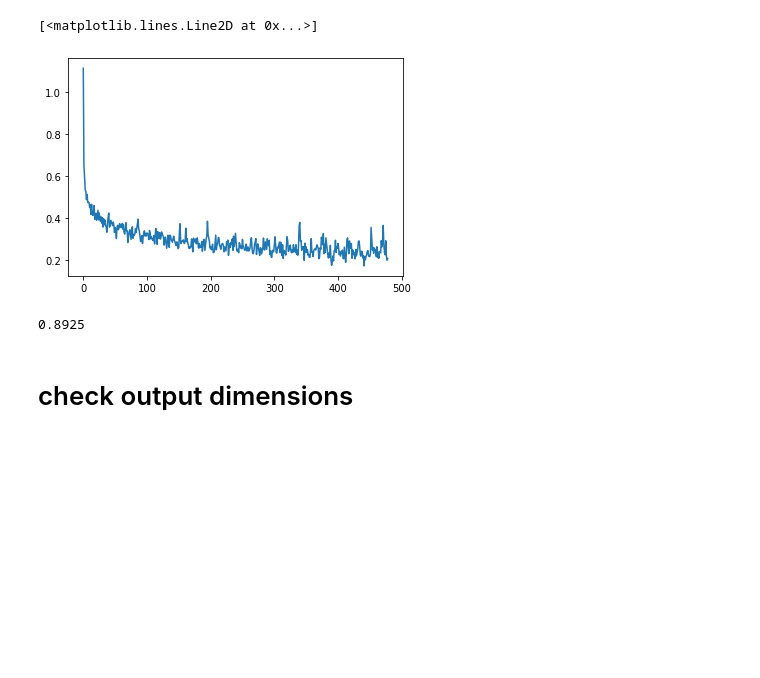
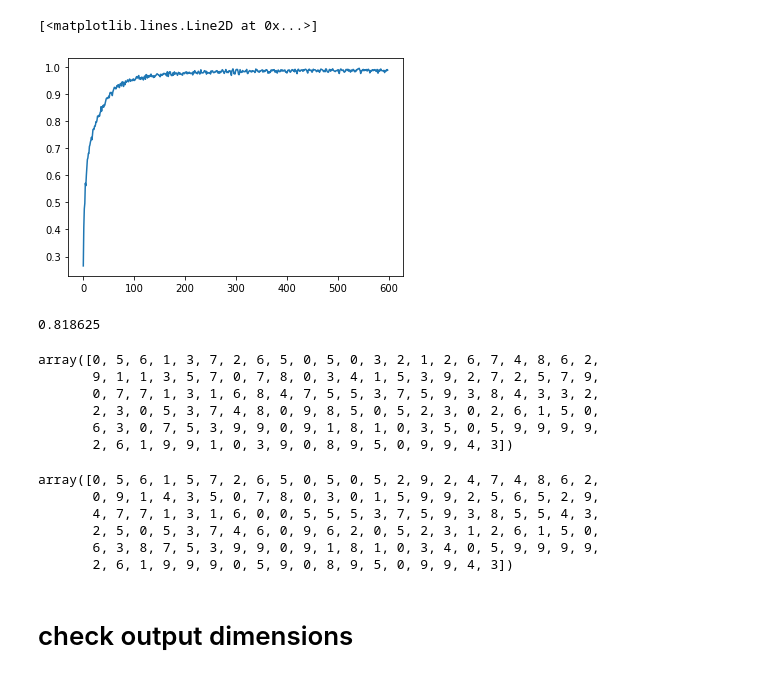
Before and after one commit to danmar3/AssociativeGAN, a Jupyter notebook: notebooks/Encoder.ipynb, the cells around one changed output. Cells and saved outputs as stored; diff of their text form; code cells hidden in the pictures; blank space fills up the shorter version.

```diff
--- a/notebooks/Encoder.ipynb
+++ b/notebooks/Encoder.ipynb
@@ -7,9 +7,3 @@ from types import SimpleNamespace
 import acgan.model.encoder
 from acgan.model.encoder import LinearEstimator
 sess = tf.InteractiveSession()
-# %%
-#dataset = acgan.data.load_mnist32_3c(32)
-dataset = acgan.data.load_fashion_mnist_3c(32, with_label=True)
-#dataset = acgan.data.load_stl10(32, with_label=True)
-#dataset = acgan.data.load_celeb_a(32, with_label=True)
-dataset = acgan.data.to_one_hot(dataset, 10)
@@ -18,17 +24,38 @@ train_data = tf.compat.v1.data.make_one_shot_iterator(dataset).get_next()
+# %%
+import tensorflow_datasets as tfds
+def load_splits(name, batch_size=64):
+    def load_split(split):
+        dataset = acgan.data.load(
+            name, batch_size, split=split,
+            with_label=True)
+        dataset = acgan.data.to_one_hot(dataset, 10)
+        return tf.compat.v1.data.make_one_shot_iterator(
+            dataset).get_next()
+    return SimpleNamespace(
+        train=load_split(tfds.Split.TRAIN),
+        valid=load_split(tfds.Split.TEST))
+
+data = load_splits('cifar10')
+train_data = data.train
+valid_data = data.valid
 # %%
 estimator = LinearEstimator(
     model={'n_classes': 10,
            'encoder': {
-               'embedding_size': 64,
+               'embedding_size': 512,
                'layers': {
-                   'units': [32, 64, 64, 128],
+                   'units': [64, 128, 256, 512],
                    'kernels': 3,
                    'strides': 1,
-                   'pooling': 2}}},
+                   'pooling': 2,
+                   'flatten': 'global_maxpool'}}},
     loss={'value':'crossentropy', 'from_logits': True},
     metrics={'metrics': ['accuracy'], 'from_logits': True},
     optimizer={'learning_rate': 0.02}
 )
 estimator.compile(train_data['image'], train_data['label'])
 estimator.trainable_variables = tdl.core.get_trainable(estimator.model)
-optim = estimator.get_optimizer(train_data['image'], train_data['label'])
+optim = estimator.get_optimizer(
+    train_data['image'], train_data['label'],
+    progress={'reset_multiplier': 3.0},
+    learning_rate=0.002)
@@ -51,7 +63,8 @@ If using Keras pass *_constraint arguments to layers.
 optim.run(n_steps=10000)
 # %%
 import matplotlib.pyplot as plt
-plt.plot(optim.metrics['loss'].as_numpy())
+# plt.plot(optim.metrics['loss'].as_numpy())
+plt.plot(optim.metrics['acc'].as_numpy())
 # %% [output]
 [<matplotlib.lines.Line2D at 0x...>]
-[figure, old version]
+[figure, new version]
@@ -65,12 +71,31 @@ valid_data = tf.compat.v1.data.make_one_shot_iterator(
 # %%
 acc = list()
-for i in range(100):
+for i in range(500):
     valid = sess.run(valid_data)
     results = estimator.evaluate(inputs=valid['image'], labels=valid['label'])
     acc.append(results['metrics']['acc'])
 sum(acc)/len(acc)
 # %% [output]
-0.8925
+0.818625
+# %%
+import numpy as np
+np.argmax(results['pred'], -1)
+# %% [output]
+array([0, 5, 6, 1, 3, 7, 2, 6, 5, 0, 5, 0, 3, 2, 1, 2, 6, 7, 4, 8, 6, 2,
+       9, 1, 1, 3, 5, 7, 0, 7, 8, 0, 3, 4, 1, 5, 3, 9, 2, 7, 2, 5, 7, 9,
+       0, 7, 7, 1, 3, 1, 6, 8, 4, 7, 5, 5, 3, 7, 5, 9, 3, 8, 4, 3, 3, 2,
+       2, 3, 0, 5, 3, 7, 4, 8, 0, 9, 8, 5, 0, 5, 2, 3, 0, 2, 6, 1, 5, 0,
+       6, 3, 0, 7, 5, 3, 9, 9, 0, 9, 1, 8, 1, 0, 3, 5, 0, 5, 9, 9, 9, 9,
+       2, 6, 1, 9, 9, 1, 0, 3, 9, 0, 8, 9, 5, 0, 9, 9, 4, 3])
+# %%
+np.argmax(valid['label'], -1)
+# %% [output]
+array([0, 5, 6, 1, 5, 7, 2, 6, 5, 0, 5, 0, 5, 2, 9, 2, 4, 7, 4, 8, 6, 2,
+       0, 9, 1, 4, 3, 5, 0, 7, 8, 0, 3, 0, 1, 5, 9, 9, 2, 5, 6, 5, 2, 9,
+       4, 7, 7, 1, 3, 1, 6, 0, 0, 5, 5, 5, 3, 7, 5, 9, 3, 8, 5, 5, 4, 3,
+       2, 5, 0, 5, 3, 7, 4, 6, 0, 9, 6, 2, 0, 5, 2, 3, 1, 2, 6, 1, 5, 0,
+       6, 3, 8, 7, 5, 3, 9, 9, 0, 9, 1, 8, 1, 0, 3, 4, 0, 5, 9, 9, 9, 9,
+       2, 6, 1, 9, 9, 9, 0, 5, 9, 0, 8, 9, 5, 0, 9, 9, 4, 3])
 # %% [markdown]
 # check output dimensions
 # %%
```
Also changed, not shown: parts of 34 cells of this notebook.
